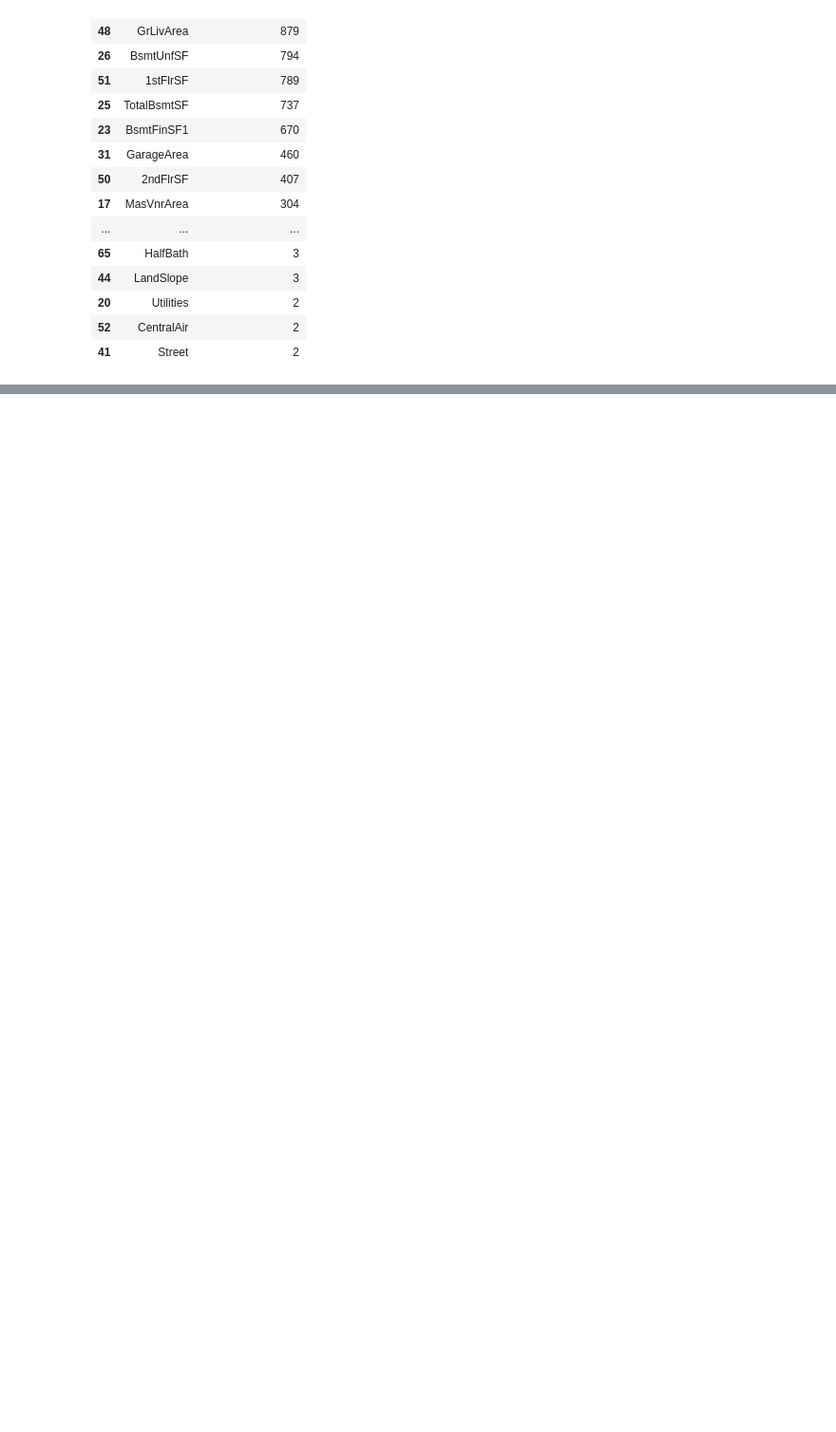
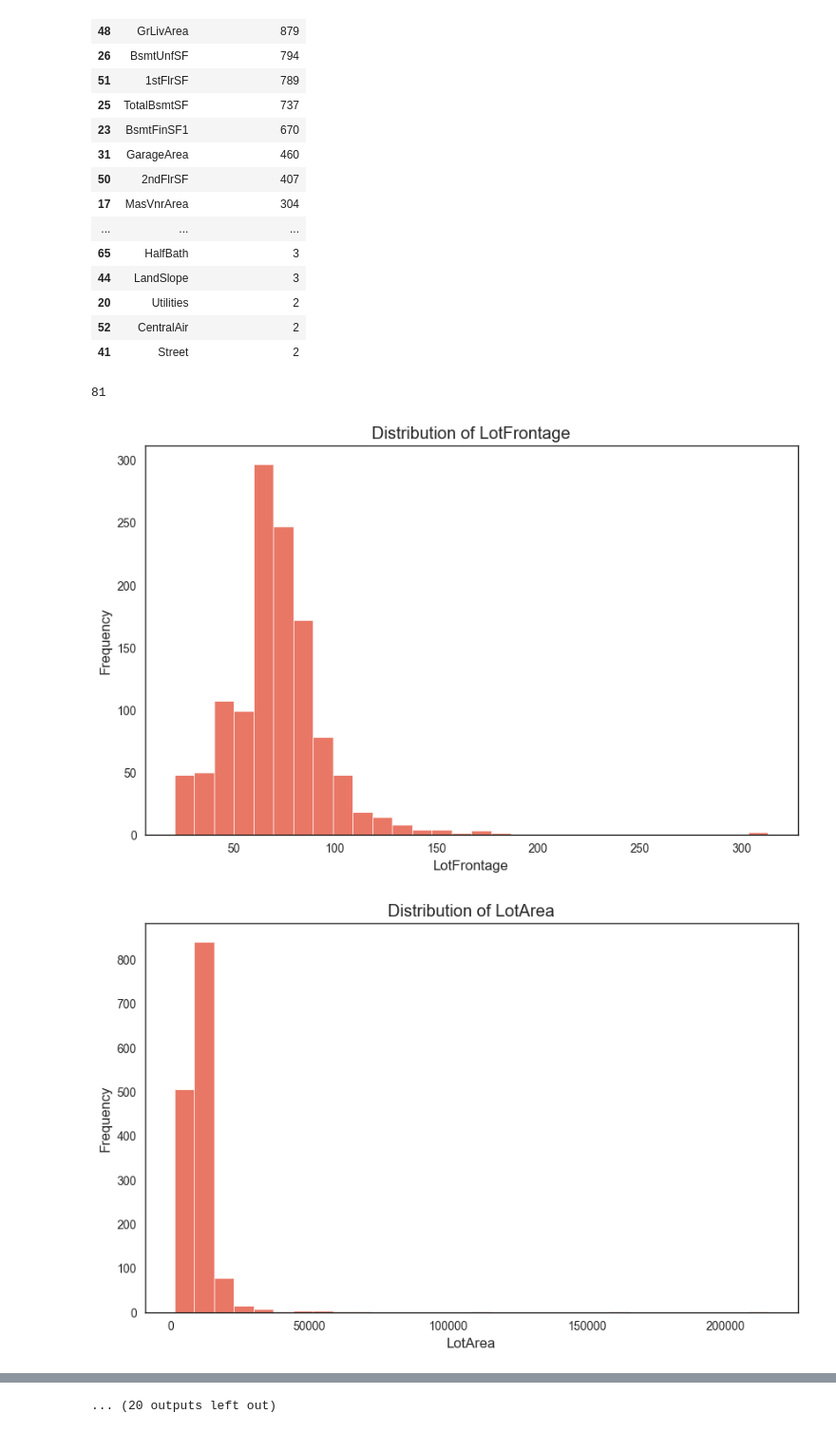
Before and after one commit to lukovskiy541/house_pricing_competition, a Jupyter notebook: solution.ipynb, the cells around one changed output, grey strips where cells are left out. Shown at 95% size. Drawn from its saved outputs; the diff is of its cells as text; code cells hidden in the pictures; blank space fills up the shorter version.

```diff
--- a/solution.ipynb
+++ b/solution.ipynb
@@ -144,3 +145,53 @@ dtype: int64
 | 20 | Utilities | 2 |
 | 52 | CentralAir | 2 |
 | 41 | Street | 2 |
+# %%
+numerical_columns = [
+    "LotFrontage",
+    "LotArea",
+    "YearBuilt",
+    "YearRemodAdd",
+    "MasVnrArea",
+    "BsmtFinSF1",
+    "BsmtFinSF2",
+    "BsmtUnfSF",
+    "TotalBsmtSF",
+    "1stFlrSF",
+    "2ndFlrSF",
+    "LowQualFinSF",
+    "GrLivArea",
+    "BsmtFullBath",
+    "BsmtHalfBath",
+    "FullBath",
+    "HalfBath",
+    "BedroomAbvGr",
+    "KitchenAbvGr",
+    "TotRmsAbvGrd",
+    "Fireplaces",
+    "GarageYrBlt",
+    "GarageCars",
+    "GarageArea",
+    "WoodDeckSF",
+    "OpenPorchSF",
+    "EnclosedPorch",
+    "3SsnPorch",
+    "ScreenPorch",
+    "PoolArea",
+    "MiscVal"
+]
+
+time_columns = ["MoSold", "YrSold"]
+num_and_time = time_columns + numerical_columns
+categorical_columns = [item for item in data_raw.columns if item not in num_and_time]
+print(len(categorical_columns) + len(num_and_time))
+for column in numerical_columns:
+    plt.figure(figsize=(10, 6))
+    sns.histplot(data_raw[column], bins=30, kde=False)
+    plt.title(f'Distribution of {column}')
+    plt.xlabel(column)
+    plt.ylabel('Frequency')
+    plt.show()
+# %% [output]
+81
+[figure, added]
+[figure, added]
@@ -146,0 +207 @@ dtype: int64
+... (20 outputs left out)
```
Also changed, not shown: parts of 5 cells of this notebook, 3 other files.
